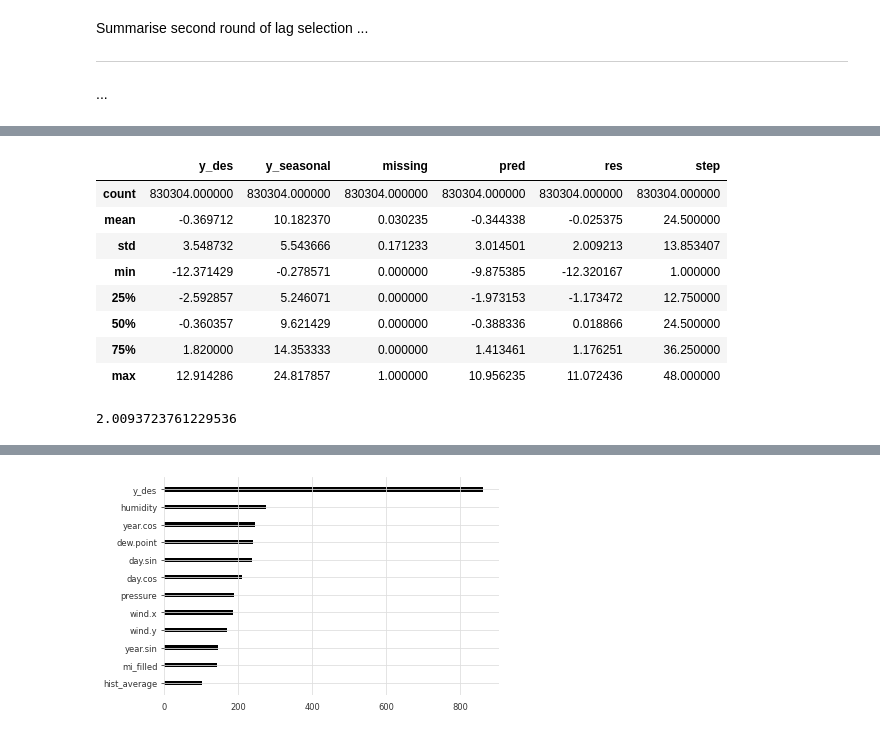
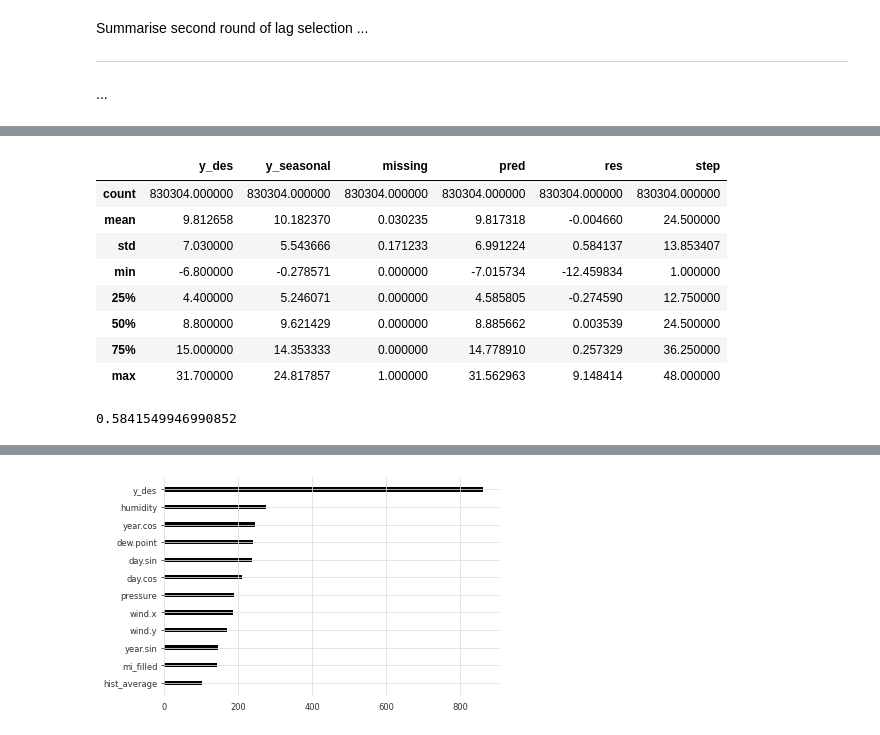
Before and after one commit to makeyourownmaker/CambridgeTemperatureNotebooks, a Jupyter notebook: notebooks/gradient_boosting.ipynb, the cells around one changed output, grey strips where cells are left out. Saved outputs shown, nothing was run; the diff lists cells and outputs as text; code cells hidden in the pictures.

```diff
--- a/notebooks/gradient_boosting.ipynb
+++ b/notebooks/gradient_boosting.ipynb
@@ -216,9 +216,9 @@ cols = ['ds', 'y', 'y_seasonal', 'y_des', 'humidity', 'pressure', \
         'day_spline_0', 'day_spline_1', 'day_spline_2', 'day_spline_3', \
         'day_spline_4', 'day_spline_5',  'day_spline_6', 'day_spline_7', \
         'day_spline_8', 'day_spline_9', 'day_spline_10', 'day_spline_11', \
-        #'year_spline_0', 'year_spline_1', 'year_spline_2', 'year_spline_3', \
-        #'year_spline_4', 'year_spline_5',  'year_spline_6', 'year_spline_7', \
-        #'year_spline_8', 'year_spline_9', 'year_spline_10', 'year_spline_11', \
+        'year_spline_0', 'year_spline_1', 'year_spline_2', 'year_spline_3', \
+        'year_spline_4', 'year_spline_5',  'year_spline_6', 'year_spline_7', \
+        'year_spline_8', 'year_spline_9', 'year_spline_10', 'year_spline_11', \
         'missing', 'known_inaccuracy', 'isd_outlier', 'long_run', 'spike', \
         'cooksd_out', 'isd_3_sigma', 'isd_filled', 'hist_average', \
         'mi_filled', 'mi_spike_interp', 'lin_interp']
@@ -330,6 +330,9 @@ else:
 tsf = pd.read_csv(tsf_url, compression='xz', parse_dates=['ds'])
 tsf.set_index('ds', drop=False, inplace=True)
 tsf = tsf.asfreq(freq='30min')
+
+# drop former index column
+tsf = tsf.drop('Unnamed: 0', axis = 1)
 
 print("tsf:")
 print(tsf.info())
@@ -1478,6 +1651,8 @@ print("trues_df:\n", trues_df)
 
 hist_comp = pd.concat([trues_df, preds_df['y_des']], axis = 1)
 hist_comp.columns = ['y_des', 'y_seasonal', 'missing', 'pred']
+hist_comp['y_des'] += hist_comp['y_seasonal']
+hist_comp['pred'] += hist_comp['y_seasonal']
 hist_comp['res'] = hist_comp['y_des'] - hist_comp['pred']
 hist_comp['missing'] = hist_comp['missing'].astype(int)
 
@@ -1517,15 +1692,15 @@ ds
 
 [830304 rows x 6 columns]
 |  | y_des | y_seasonal | missing | pred | res | step |
 | count | 830304.000000 | 830304.000000 | 830304.000000 | 830304.000000 | 830304.000000 | 830304.000000 |
-| mean | -0.369712 | 10.182370 | 0.030235 | -0.344338 | -0.025375 | 24.500000 |
-| std | 3.548732 | 5.543666 | 0.171233 | 3.014501 | 2.009213 | 13.853407 |
-| min | -12.371429 | -0.278571 | 0.000000 | -9.875385 | -12.320167 | 1.000000 |
-| 25% | -2.592857 | 5.246071 | 0.000000 | -1.973153 | -1.173472 | 12.750000 |
-| 50% | -0.360357 | 9.621429 | 0.000000 | -0.388336 | 0.018866 | 24.500000 |
-| 75% | 1.820000 | 14.353333 | 0.000000 | 1.413461 | 1.176251 | 36.250000 |
-| max | 12.914286 | 24.817857 | 1.000000 | 10.956235 | 11.072436 | 48.000000 |
+| mean | 9.812658 | 10.182370 | 0.030235 | 9.817318 | -0.004660 | 24.500000 |
+| std | 7.030000 | 5.543666 | 0.171233 | 6.991224 | 0.584137 | 13.853407 |
+| min | -6.800000 | -0.278571 | 0.000000 | -7.015734 | -12.459834 | 1.000000 |
+| 25% | 4.400000 | 5.246071 | 0.000000 | 4.585805 | -0.274590 | 12.750000 |
+| 50% | 8.800000 | 9.621429 | 0.000000 | 8.885662 | 0.003539 | 24.500000 |
+| 75% | 15.000000 | 14.353333 | 0.000000 | 14.778910 | 0.257329 | 36.250000 |
+| max | 31.700000 | 24.817857 | 1.000000 | 31.562963 | 9.148414 | 48.000000 |
-2.0093723761229536
+0.5841549946990852
 # %%
 def plot_horizon_metrics(data, title):
     horizon = 48
```
Also changed, not shown: parts of 11 cells of this notebook.
